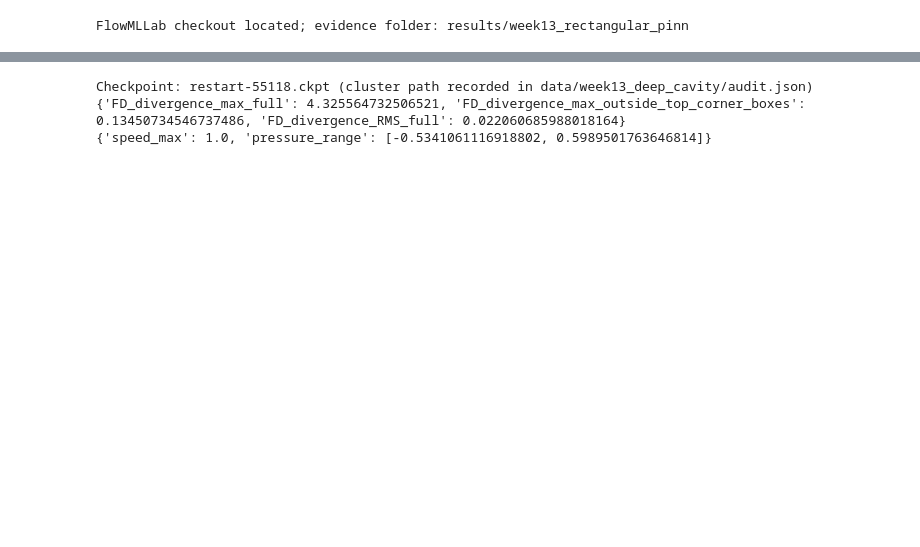
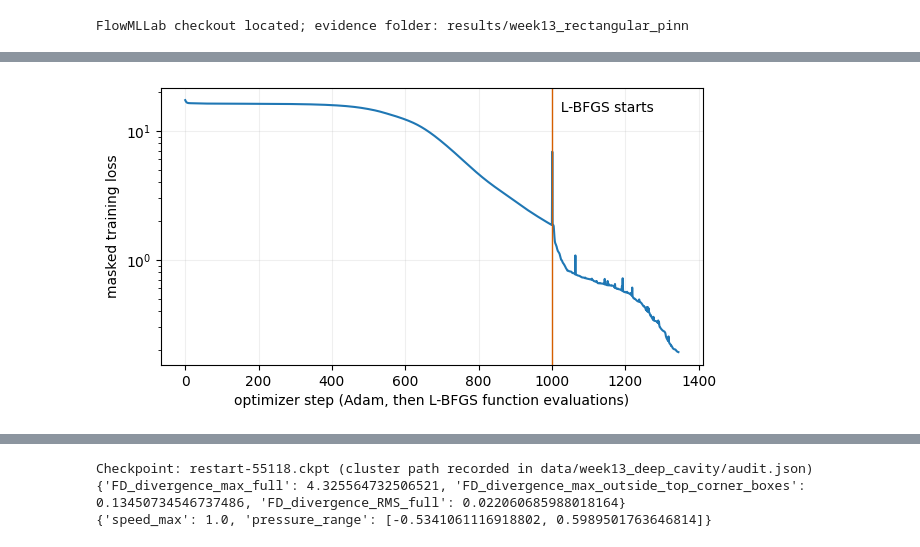
Before and after one commit to Ehsan-Roohi/FlowMLLab, a Jupyter notebook: notebooks/week13/W13_Rectangular_Cavity_PINN_Research.ipynb, the cells around one changed output, grey strips where cells are left out. Drawn from its saved outputs; the diff is of its cells as text; code cells hidden in the pictures; blank space fills up the shorter version.

```diff
--- a/notebooks/week13/W13_Rectangular_Cavity_PINN_Research.ipynb
+++ b/notebooks/week13/W13_Rectangular_Cavity_PINN_Research.ipynb
@@ -61,0 +108,90 @@ interpreting finite-difference divergence as its autodifferentiated residual.
+# %%
+import copy, time, torch
+from torch import nn
+torch.set_num_threads(1)
+torch.manual_seed(13)
+dtype=torch.float64
+RE_CPU, D_CPU = 100., 1.          # square cavity, same Reynolds number as the Week 1 CFD reference
+ADAM_STEPS, LBFGS_STEPS = 1000, 300
+
+# 1. Network: (x, eta) -> (streamfunction correction, pressure)
+cpu_pinn=nn.Sequential(nn.Linear(2,20),nn.Tanh(),nn.Linear(20,20),
+                       nn.Tanh(),nn.Linear(20,2)).to(dtype=dtype)
+
+def derivative(value, xy):
+    # Automatic differentiation of a network output with respect to the coordinates.
+    return torch.autograd.grad(value,xy,torch.ones_like(value),create_graph=True)[0]
+
+# 2. Hard constraints ("lifting"): psi = psi_lid(x, eta) + (16 x(1-x) eta(1-eta))^2 * N(x, eta)
+#    psi_lid carries the smoothed moving lid; the second factor vanishes quadratically at every wall,
+#    so u = 0 on the three fixed walls and u = U_lid(x) on the lid hold exactly, whatever the weights are.
+def cavity_fields(xy):
+    raw=cpu_pinn(xy); x,e=xy[:,0:1],xy[:,1:2]
+    lid=(1-torch.exp(-x*x/.001))*(1-torch.exp(-(1-x)**2/.001))          # U_lid(x): smoothed towards the corners
+    psi=D_CPU*(e-1)*e**2*lid*torch.exp(-(1-e)**2/.01)                     # lifting term
+    psi=psi+(16*x*(1-x)*e*(1-e))**2*raw[:,0:1]                            # learned correction, zero on all walls
+    g=derivative(psi,xy)
+    return g[:,1:2]/D_CPU,-g[:,0:1],raw[:,1:2],psi                        # u = psi_eta / D, v = -psi_x, p, psi
+
+# 3. Residual of the steady momentum equations at arbitrary points (continuity is exact by construction)
+def cavity_residual(points):
+    xy=points.detach().clone().requires_grad_(True)
+    u,v,p,_=cavity_fields(xy)
+    gu,gv,gp=[derivative(z,xy) for z in (u,v,p)]
+    def lap(g):
+        return derivative(g[:,0:1],xy)[:,0:1]+derivative(g[:,1:2],xy)[:,1:2]/D_CPU**2
+    rx=u*gu[:,0:1]+v*gu[:,1:2]/D_CPU+gp[:,0:1]-lap(gu)/RE_CPU
+    ry=u*gv[:,0:1]+v*gv[:,1:2]/D_CPU+gp[:,1:2]/D_CPU-lap(gv)/RE_CPU
+    return rx,ry,gu[:,0:1]+gv[:,1:2]/D_CPU
+
+# 4. Collocation points (training) and an independent held-out set (never used by the optimizer)
+train_xy=torch.rand(192,2,dtype=dtype)
+heldout_xy=torch.rand(384,2,dtype=dtype)
+x,e=train_xy[:,0:1],train_xy[:,1:2]
+mask=(1-torch.exp(-(x*x+(1-e)**2)/.0001))*(1-torch.exp(-((1-x)**2+(1-e)**2)/.0001))   # down-weights the two lid corners
+gauge=torch.tensor([[.5,.5]],dtype=dtype)
+
+def training_loss():
+    rx,ry,_=cavity_residual(train_xy)
+    # Mean squared masked momentum residual + a pressure gauge (pressure is defined up to a constant).
+    return ((mask*rx)**2+(mask*ry)**2).mean()+cpu_pinn(gauge)[0,1]**2
+
+def heldout_rms():
+    rx,ry,div=cavity_residual(heldout_xy)
+    return float(torch.sqrt((rx**2+ry**2).mean()).detach()), float(div.detach().abs().max())
+
+# 5. Stage 1: Adam (first-order, robust far from a minimum)
+started=time.perf_counter()
+optimizer=torch.optim.Adam(cpu_pinn.parameters(),lr=1e-3)
+cpu_history=[]; best_loss=float('inf'); best_state=None
+for step in range(ADAM_STEPS):
+    optimizer.zero_grad()
+    loss=training_loss()
+    if loss.item()<best_loss:
+        best_loss=loss.item(); best_state=copy.deepcopy(cpu_pinn.state_dict())
+    loss.backward(); optimizer.step()
+    cpu_history.append(loss.item())
+cpu_pinn.load_state_dict(best_state)
+adam_heldout,_=heldout_rms()
+
+# 6. Stage 2: L-BFGS (quasi-Newton, like the SSBroyden2 stage of the research runs, from the best Adam state)
+lbfgs=torch.optim.LBFGS(cpu_pinn.parameters(),max_iter=LBFGS_STEPS,history_size=50,
+                        line_search_fn='strong_wolfe',tolerance_grad=1e-12,tolerance_change=1e-14)
+def closure():
+    lbfgs.zero_grad(); value=training_loss(); value.backward(); cpu_history.append(value.item()); return value
+lbfgs.step(closure)
+final_heldout,continuity_max=heldout_rms()
+elapsed=time.perf_counter()-started
+
+cpu_summary={'adam_initial_training_loss':cpu_history[0],'adam_best_training_loss':best_loss,
+             'lbfgs_final_training_loss':cpu_history[-1],
+             'heldout_residual_rms_after_adam':adam_heldout,'heldout_residual_rms_after_lbfgs':final_heldout,
+             'continuity_max_heldout':continuity_max,'seconds':round(elapsed,1)}
+print('Architecture:',cpu_pinn)
+for key,value in cpu_summary.items(): print(f'{key:>36s}: {value:.4g}' if isinstance(value,float) else f'{key:>36s}: {value}')
+assert np.isfinite(cpu_history).all() and best_loss<cpu_history[0]
+assert continuity_max<1e-9      # continuity holds exactly because u, v come from one streamfunction
+fig,ax=plt.subplots(figsize=(7,3.6)); ax.semilogy(cpu_history)
+ax.axvline(ADAM_STEPS,color='#D55E00',lw=1); ax.text(ADAM_STEPS,max(cpu_history),'  L-BFGS starts',va='top')
+ax.set(xlabel='optimizer step (Adam, then L-BFGS function evaluations)',ylabel='masked training loss'); ax.grid(alpha=.2); plt.show()
+# %% [output]
@@ -61,0 +212 @@ interpreting finite-difference divergence as its autodifferentiated residual.
+[figure, added]
```
Also changed, not shown: parts of 30 cells of this notebook, 7 other files.
